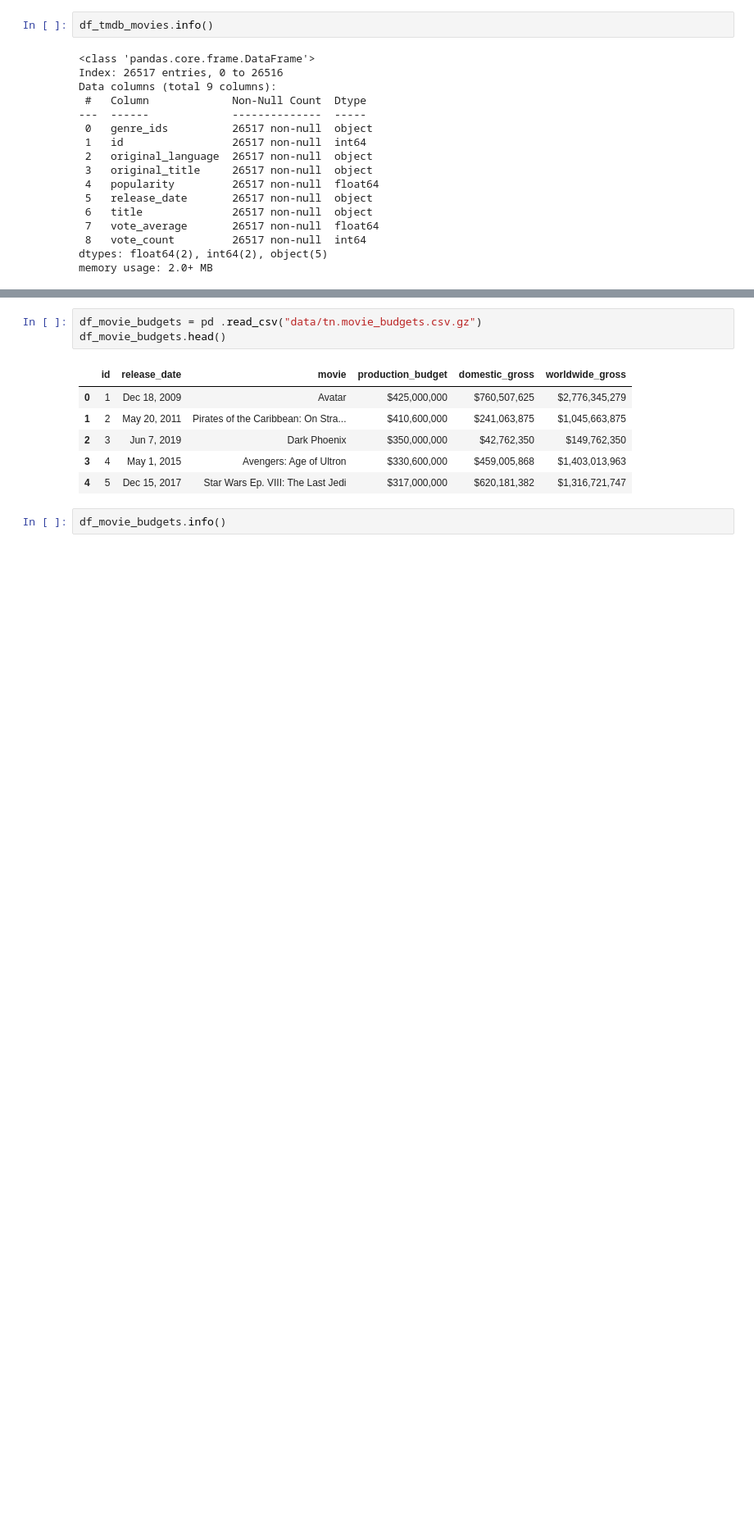
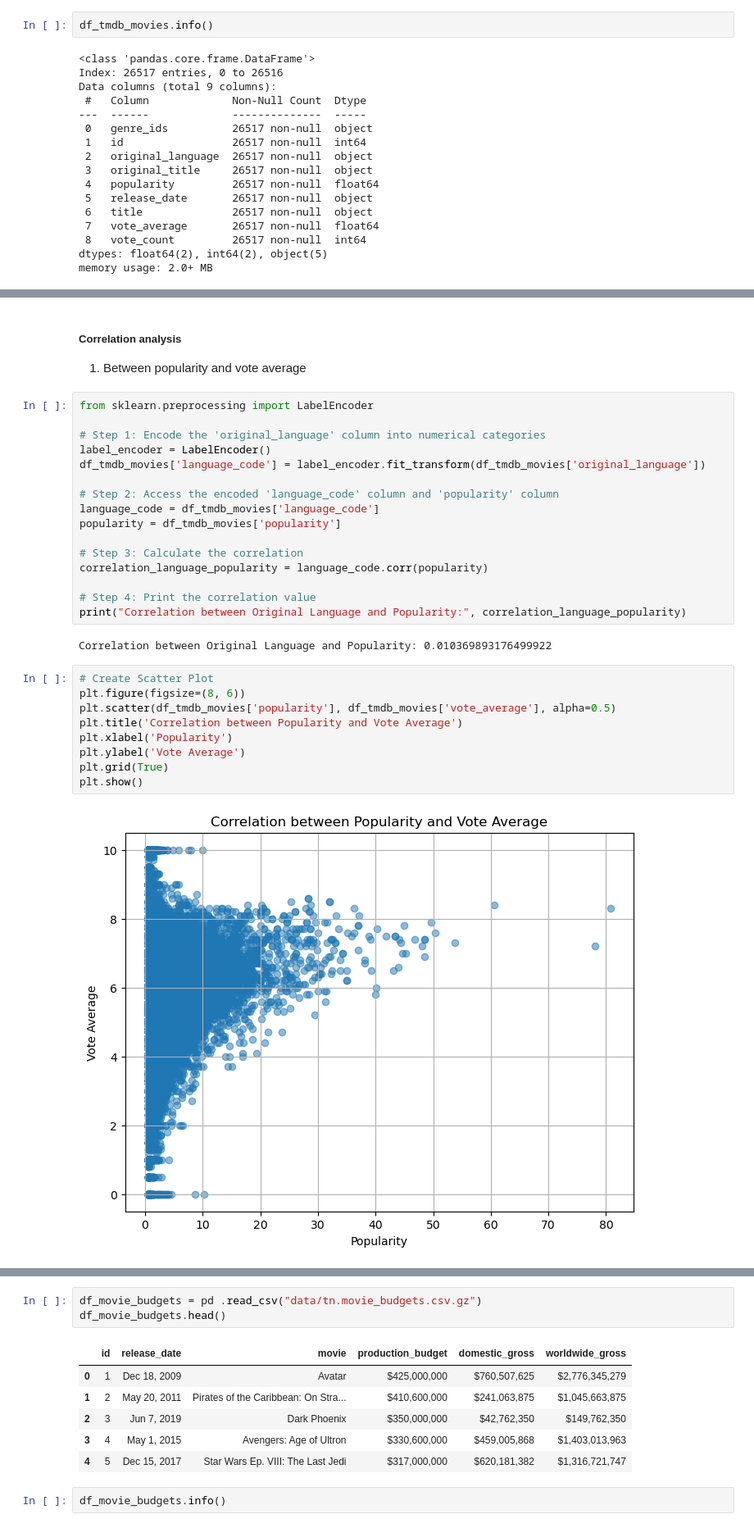
Before and after one commit to Nyabaga/Film-Fortune-Telling, a Jupyter notebook: student.ipynb, the cells around one changed output, grey strips where cells are left out. Shown at 82% size. Drawn from its saved outputs; the diff is of its cells as text; blank space fills up the shorter version.

```diff
--- a/student.ipynb
+++ b/student.ipynb
@@ -346,0 +369,32 @@ The type of analysis that can be done on this data includes:
+# %% [markdown]
+##### Correlation analysis
+1. Between popularity and vote average
+# %%
+from sklearn.preprocessing import LabelEncoder
+
+# Step 1: Encode the 'original_language' column into numerical categories
+label_encoder = LabelEncoder()
+df_tmdb_movies['language_code'] = label_encoder.fit_transform(df_tmdb_movies['original_language'])
+
+# Step 2: Access the encoded 'language_code' column and 'popularity' column
+language_code = df_tmdb_movies['language_code']
+popularity = df_tmdb_movies['popularity']
+
+# Step 3: Calculate the correlation
+correlation_language_popularity = language_code.corr(popularity)
+
+# Step 4: Print the correlation value
+print("Correlation between Original Language and Popularity:", correlation_language_popularity)
+# %% [output]
+Correlation between Original Language and Popularity: 0.010369893176499922
+# %%
+# Create Scatter Plot
+plt.figure(figsize=(8, 6))
+plt.scatter(df_tmdb_movies['popularity'], df_tmdb_movies['vote_average'], alpha=0.5)
+plt.title('Correlation between Popularity and Vote Average')
+plt.xlabel('Popularity')
+plt.ylabel('Vote Average')
+plt.grid(True)
+plt.show()
+# %% [output]
+[figure, added]
```
Also changed, not shown: parts of 13 cells of this notebook.
